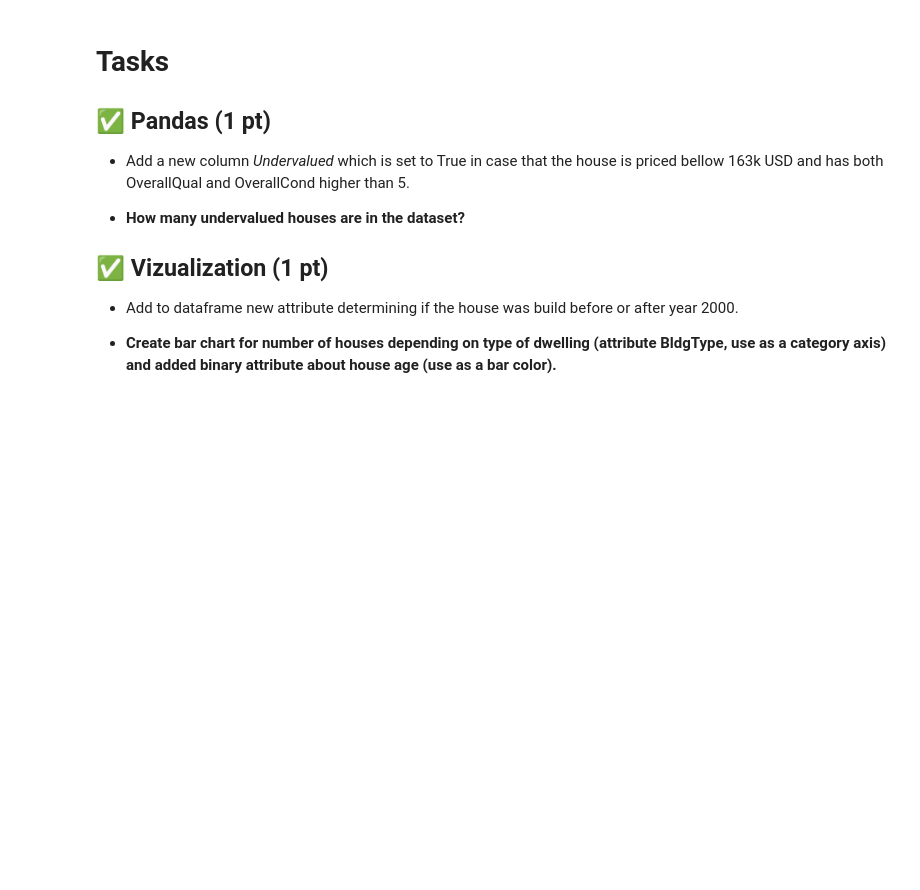
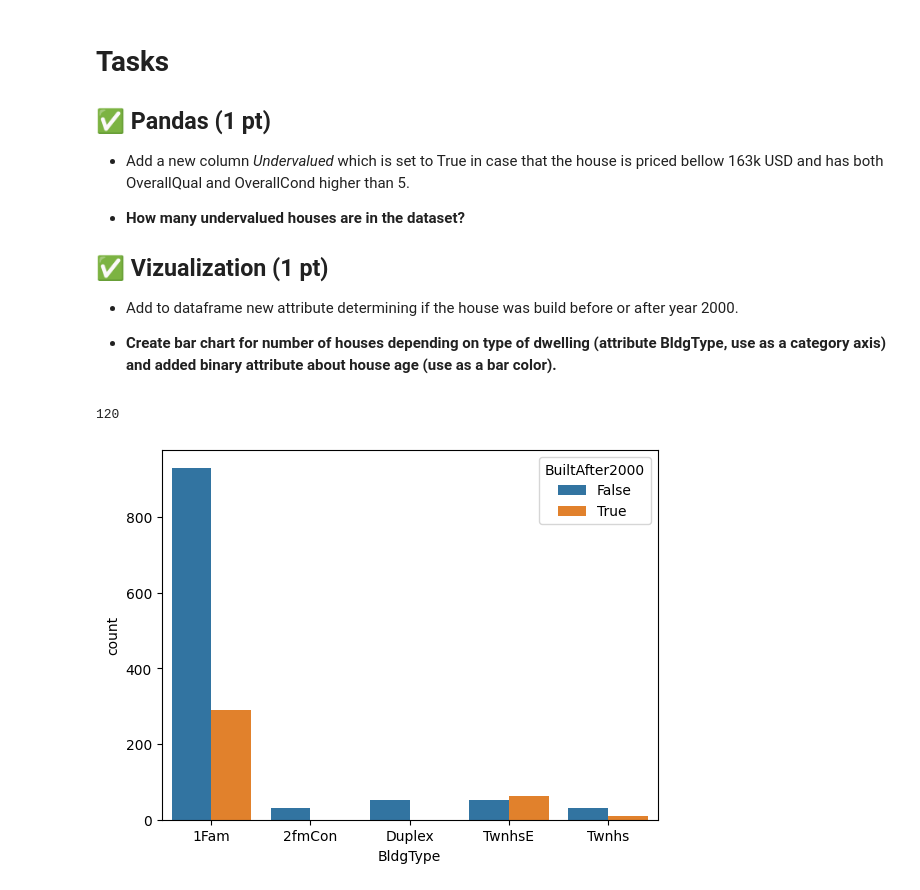
Before and after one commit to Kudl1k/zsu, a Jupyter notebook: fml_01.ipynb, the cells around one changed output. Cells and saved outputs as stored; diff of their text form; code cells hidden in the pictures; blank space fills up the shorter version.

```diff
--- a/fml_01.ipynb
+++ b/fml_01.ipynb
@@ -262,3 +262,14 @@ TypeError: Data source must be a DataFrame or Mapping, not <class 'pandas.core.s
 * Add to dataframe new attribute determining if the house was build before or after year 2000.
 
 * **Create bar chart for number of houses depending on type of dwelling (attribute BldgType, use as a category axis) and added binary attribute about house age (use as a bar color).**
+# %%
+df_full['Undervalued'] = (df_full.SalePrice < 163000) & (df_full.OverallQual > 5) & (df_full.OverallCond > 5)
+print(df_full.Undervalued.sum())
+# %% [output]
+120
+# %%
+df_full['BuiltAfter2000'] = df_full['YearBuilt'] > 2000
+sns.countplot(x='BldgType', hue='BuiltAfter2000', data=df_full)
+plt.show()
+# %% [output]
+[figure, added]
```
